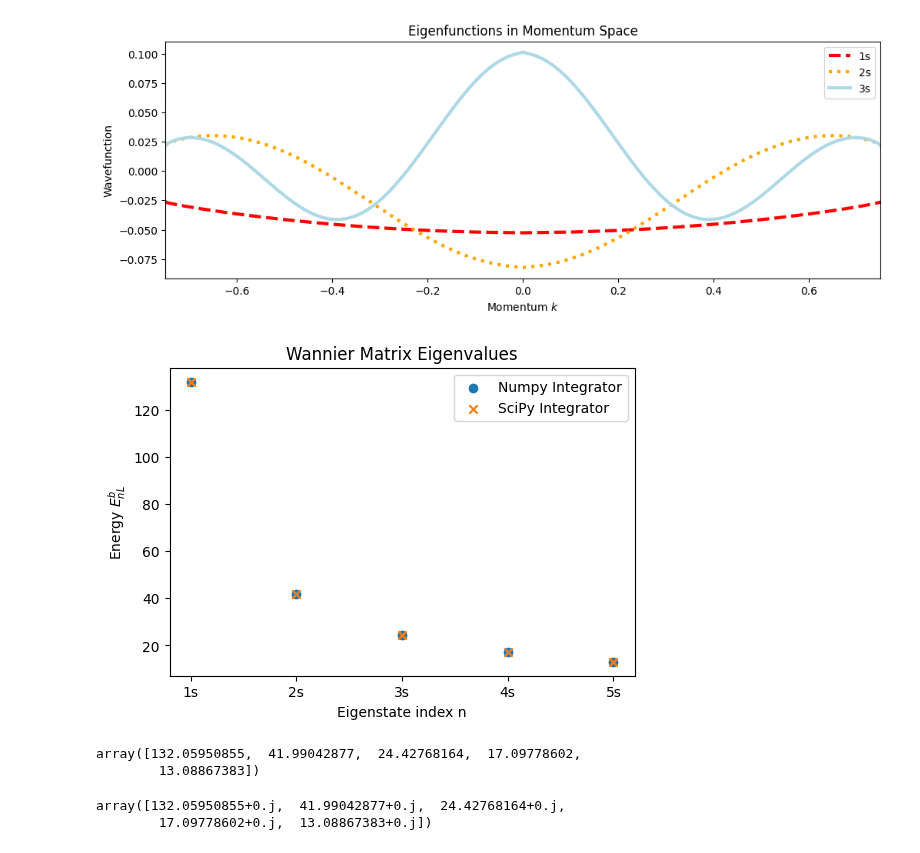
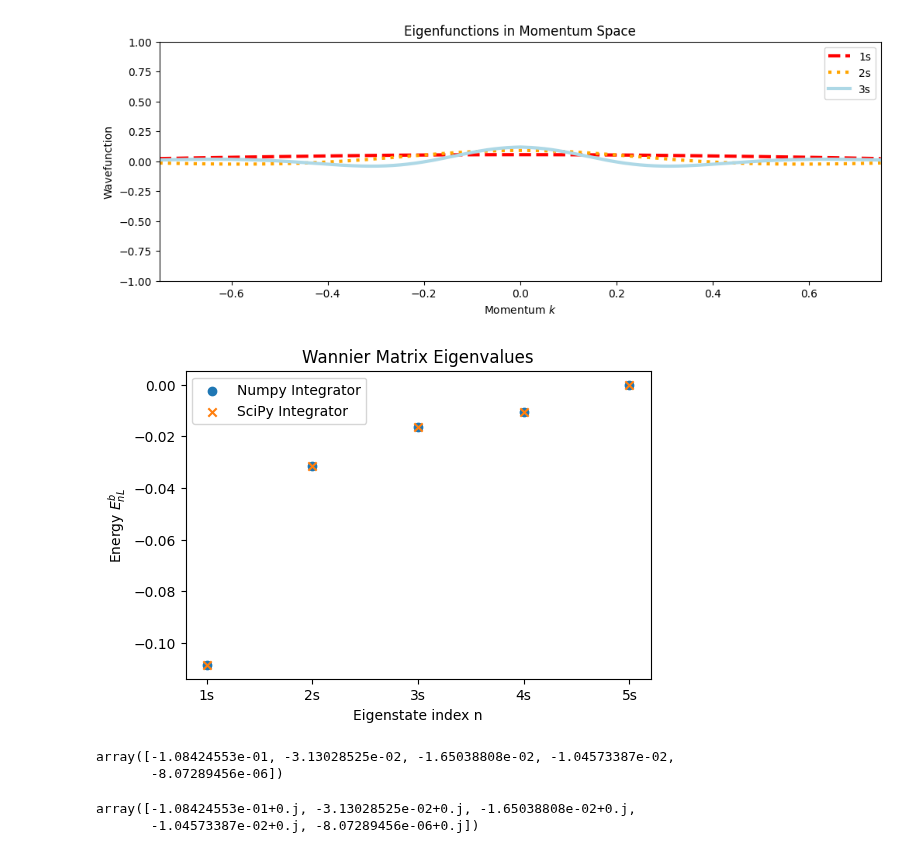
Before and after one commit to pmbraga/perovskite_excitons_mphil, a Jupyter notebook: excitonic_states/binding_energy.ipynb, the cells around one changed output. Cells and saved outputs as stored; diff of their text form; code cells hidden in the pictures.

Commit message:
some changes, still wrong

```diff
--- a/excitonic_states/binding_energy.ipynb
+++ b/excitonic_states/binding_energy.ipynb
@@ -5,11 +5,11 @@ import scipy.linalg as la
 # %%
 # --- global variables --- #
 
-hbar = 0.658 # eV fs
+hbar = .658 # eV fs
 c = 299.792 # nm fs{-1}
 
-m0 = 0.510 * 10e6 # eV
-mu = 0.108 * m0 # eV
+m0 = 5109980 # eV -> this is wrong there's an extra zero that should not be here
+mu = .108 * m0 # eV
 
 veps0 = 55.26 # e{2} eV{-1} nm{-1}
 vepsS = 3.32
@@ -18,22 +18,21 @@ vepsW = 6.10
 Lwell = 0.636 # nm
 r0 = Lwell * (vepsW/(2*vepsS)) # nm
 
-#A = 1/(8*(np.pi**2)*veps0*vepsS) # eV nm
-A = (8*(np.pi**2)*veps0*vepsS)
+A = 1000/(8*(np.pi**2)*veps0*vepsS) # eV nm
 # %%
 # --- simulation parameters --- #
 
-k_max = 0.75
+k_max = .75
 N = 500
 dk = k_max/N
 
 k_vals = np.linspace(dk, k_max, N)
 
-t_max = 2*np.pi
-T = 250
-dt = t_max/T
+th_max = 2*np.pi
+Th = 250
+dth = t_max/T
 
-cos_vals = np.cos(np.linspace(dt, 2*np.pi, T))
+cos_vals = np.cos(np.linspace(dth, th_max, Th))
 # %%
 def RytovaKeldysh(ki, kj): # Riemann sum over thetas
 
@@ -42,7 +41,7 @@ def RytovaKeldysh(ki, kj): # Riemann sum over thetas
 
     V = np.sum(Vl)
 
-    return V # * A (should be multiplying)
+    return V * dth * A
 # %%
 def Coulomb(): # Riemann sum of the kj components
 
@@ -64,7 +63,7 @@ def WannierMatrix(): # construction of the Wannier matrix
 
     K = np.diag( (c**2 * hbar**2 * k_vals**2)/(2 * mu) ) # eV
 
-    H = K + Coulomb() # wrong sign
+    H = K - Coulomb()
 
     np.savetxt("Hamiltonian.txt", H, fmt="%.10f")
 
@@ -75,20 +74,21 @@ eigenvalues_SCP, eigenvectors_SCP = la.eig(WannierMatrix())
 # %%
 plot_x = np.concatenate((np.flip((-1)*k_vals), k_vals))
 
 plt.figure(figsize=(12,4))
 
 plt.plot(plot_x, np.concatenate((np.flip(eigenvectors[:,0]),eigenvectors[:,0])), label=f'1s', c='red', linewidth=3, linestyle='--')
 plt.plot(plot_x, np.concatenate((np.flip(eigenvectors[:,1]),eigenvectors[:,1])), label=f'2s', c='orange', linewidth=3, linestyle=':')
 plt.plot(plot_x, np.concatenate((np.flip(eigenvectors[:,2]),eigenvectors[:,2])), label=f'3s', c='lightblue', linewidth=3)
 
 plt.xlabel('Momentum $k$')
-plt.xlim(-0.75, 0.75)
+plt.xlim(-.75, .75)
+plt.ylim(-1, 1)
 plt.ylabel('Wavefunction')
 plt.title('Eigenfunctions in Momentum Space')
 plt.legend()
 plt.show()
 # %% [output]
-[figure, old version]
+[figure, new version]
 # %%
 plt.figure(figsize=(6,4))
 plt.scatter(['1s', '2s' , '3s' , '4s', '5s'], eigenvalues[:5], label='Numpy Integrator')
@@ -99,14 +99,14 @@ plt.title('Wannier Matrix Eigenvalues')
 plt.legend()
 plt.show()
 # %% [output]
-[figure, old version]
+[figure, new version]
 # %%
 eigenvalues[:5]
 # %% [output]
-array([132.05950855,  41.99042877,  24.42768164,  17.09778602,
-        13.08867383])
+array([-1.08424553e-01, -3.13028525e-02, -1.65038808e-02, -1.04573387e-02,
+       -8.07289456e-06])
 # %%
 eigenvalues_SCP[:5]
 # %% [output]
-array([132.05950855+0.j,  41.99042877+0.j,  24.42768164+0.j,
-        17.09778602+0.j,  13.08867383+0.j])
+array([-1.08424553e-01+0.j, -3.13028525e-02+0.j, -1.65038808e-02+0.j,
+       -1.04573387e-02+0.j, -8.07289456e-06+0.j])
```
